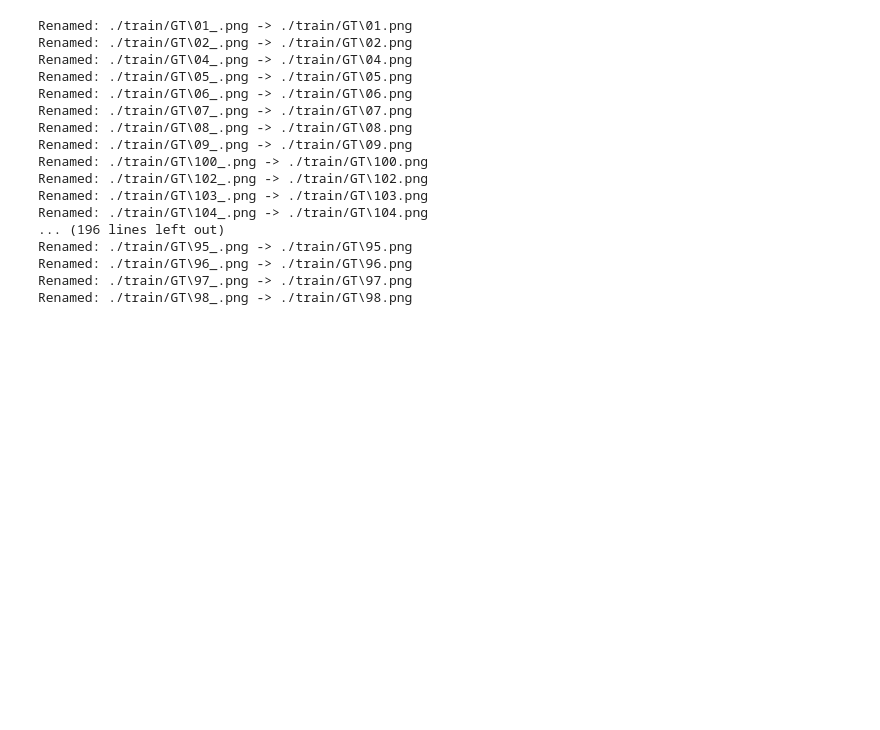
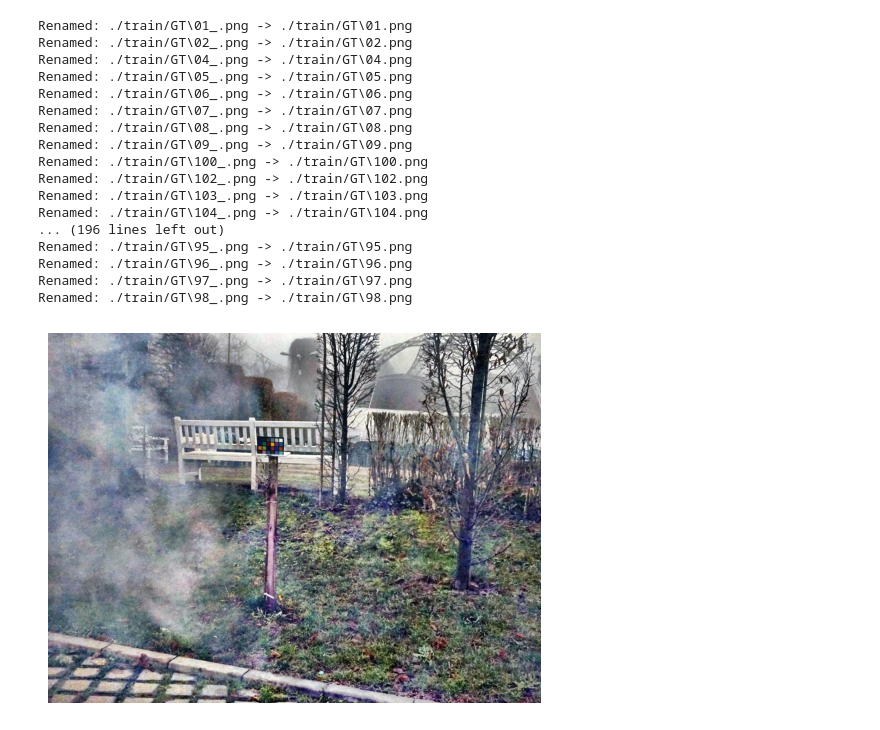
Before and after one commit to m-musaz/Vision-Transformer-Image-Dehazing, a Jupyter notebook: Vision/data/Outdoor/remover.ipynb, the cells around one changed output. Cells and saved outputs as stored; diff of their text form; code cells hidden in the pictures; blank space fills up the shorter version.

```diff
--- a/Vision/data/Outdoor/remover.ipynb
+++ b/Vision/data/Outdoor/remover.ipynb
@@ -37,3 +37,49 @@ Renamed: ./train/GT\95_.png -> ./train/GT\95.png
 Renamed: ./train/GT\96_.png -> ./train/GT\96.png
 Renamed: ./train/GT\97_.png -> ./train/GT\97.png
 Renamed: ./train/GT\98_.png -> ./train/GT\98.png
+# %%
+import numpy as np
+from skimage import exposure
+
+def apply_ahe(img):
+    # Convert image to float in range [0, 1]
+    img_float = img.astype(np.float32) / 255.0
+
+    # Apply AHE to each channel separately
+    img_ahe = np.zeros_like(img_float)
+    for i in range(img_float.shape[2]):
+        img_ahe[:, :, i] = exposure.equalize_adapthist(img_float[:, :, i], clip_limit=0.03)
+
+    # Convert image back to the original data type
+    img_uint8 = (img_ahe * 255.0).astype(img.dtype)
+
+    return img_uint8
+
+
+
+import os
+import cv2
+from matplotlib import pyplot as plt
+
+directory = './train/hazy'
+
+
+files = os.listdir(directory)
+
+# Rename files to remove underscores
+for filename in files:
+    img = cv2.imread(os.path.join(directory, filename))
+    # img =  img[:, :, ::-1].astype('float32') / 255.0
+
+
+    img = apply_ahe(img)
+
+    image_rgb = cv2.cvtColor(img, cv2.COLOR_BGR2RGB)
+
+    # Display the image inline
+    plt.imshow(image_rgb)
+    plt.axis('off')  # Turn off axis
+    plt.show()
+    break
+# %% [output]
+[figure, added]
```
Also changed, not shown: 2 other files.
